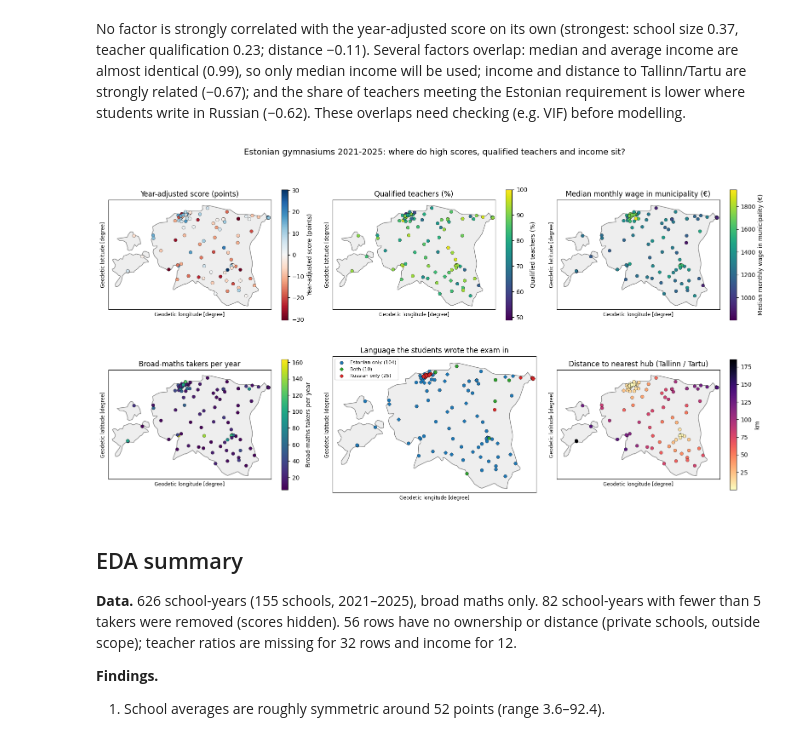
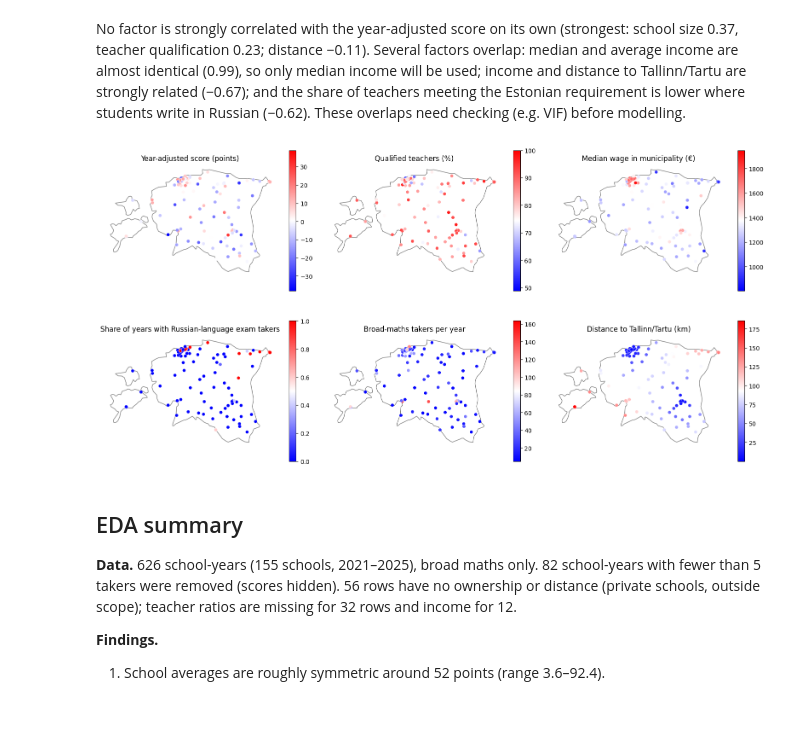
Before and after one commit to valpar/estonia-exam-gap, a Jupyter notebook: notebooks/A1.ipynb, the cells around one changed output. Saved outputs shown, nothing was run; the diff lists cells and outputs as text; code cells hidden in the pictures.

```diff
--- a/notebooks/A1.ipynb
+++ b/notebooks/A1.ipynb
@@ -1370,75 +1370,37 @@ plt.show()
 # %% [markdown]
 No factor is strongly correlated with the year-adjusted score on its own (strongest: school size 0.37, teacher qualification 0.23; distance −0.11). Several factors overlap: median and average income are almost identical (0.99), so only median income will be used; income and distance to Tallinn/Tartu are strongly related (−0.67); and the share of teachers meeting the Estonian requirement is lower where students write in Russian (−0.62). These overlaps need checking (e.g. VIF) before modelling.
 # %%
-# Estonia outline from Natural Earth used only as a background
+# Maps of Estonia: one dot per public school (mean over 2021-2025)
+# Estonia outline as a grey background
 world = gpd.read_file("https://naturalearth.s3.amazonaws.com/50m_cultural/ne_50m_admin_0_countries.zip")
 estonia = world[world["ADM0_A3"] == "EST"]
 
-# One row per school
-school = df_public.groupby("school_name").agg(
-    latitude=("latitude", "first"), longitude=("longitude", "first"),
-    score_vs_year=("score_vs_year", "mean"),
-    teaching_qualification_ratio=("teaching_qualification_ratio", "mean"),
-    median_income=("median_income", "mean"),
-    distance_to_nearest_hub=("distance_to_nearest_hub", "first"),
-    cohort_size=("cohort_size", "mean"),
-    exam_language_group=("exam_language_group", lambda s: s.mode().iloc[0]),
-).reset_index()
+# One row per school (average over the years)
+school = df_public.groupby("school_name").mean(numeric_only=True)
 
-numeric_panels = [
-    ("score_vs_year", "Year-adjusted score (points)", "RdBu"),
-    ("teaching_qualification_ratio", "Qualified teachers (%)", "viridis"),
-    ("median_income", "Median monthly wage in municipality (€)", "viridis"),
-    ("cohort_size", "Broad-maths takers per year", "viridis"),
-]
+panels = {
+    "score_vs_year": "Year-adjusted score (points)",
+    "teaching_qualification_ratio": "Qualified teachers (%)",
+    "median_income": "Median wage in municipality (€)",
+    "take_exam_in_russian": "Share of years with Russian-language exam takers",
+    "cohort_size": "Broad-maths takers per year",
+    "distance_to_nearest_hub": "Distance to Tallinn/Tartu (km)",
+}
 
+# Draw each map iteratively
 fig, axes = plt.subplots(2, 3, figsize=(16, 9))
-axes = axes.ravel()
+for ax, (col, title) in zip(axes.ravel(), panels.items()):
+    estonia.plot(ax=ax, color="#FFFFFF", edgecolor="grey")
+    d = school.dropna(subset=[col])
+    sc = ax.scatter(d["longitude"], d["latitude"], c=d[col], cmap="bwr", s=30, edgecolor="white", linewidth=0.3)
+    fig.colorbar(sc, ax=ax, shrink=0.7)
+    ax.set_title(title)
+    ax.axis("off")
 
-for ax, (col, label, cmap) in zip(axes, numeric_panels):
-    estonia.plot(ax=ax, color="#eeeeee", edgecolor="grey")
-    data = school.dropna(subset=[col])
-    # Centre the diverging scale on 0 so blue = above the year's average, red = below
-    kw = {}
-    if col == "score_vs_year":
-        lim = data[col].abs().quantile(0.95)
-        kw = dict(vmin=-lim, vmax=lim)
-    sc = ax.scatter(data["longitude"], data["latitude"], c=data[col], cmap=cmap, s=30,
-                    edgecolor="black", linewidth=0.3, **kw)
-    fig.colorbar(sc, ax=ax, shrink=0.7, label=label)
-    ax.set_title(label)
-
-# Panel 5: exam language group (categories get one colour each)
-ax = axes[4]
-estonia.plot(ax=ax, color="#eeeeee", edgecolor="grey")
-colors = {"Estonian only": "tab:blue", "Both": "tab:green", "Russian only": "tab:red"}
-for grp, colour in colors.items():
-    d = school[school["exam_language_group"] == grp]
-    ax.scatter(d["longitude"], d["latitude"], color=colour, s=30, edgecolor="black",
-               linewidth=0.3, label=f"{grp} ({len(d)})")
-ax.legend(loc="upper left", fontsize=8)
-ax.set_title("Language the students wrote the exam in")
-
-# Panel 6: distance to nearest hub (Tallinn / Tartu)
-ax = axes[5]
-estonia.plot(ax=ax, color="#eeeeee", edgecolor="grey")
-sc = ax.scatter(school["longitude"], school["latitude"], c=school["distance_to_nearest_hub"],
-                cmap="magma_r", s=30, edgecolor="black", linewidth=0.3)
-fig.colorbar(sc, ax=ax, shrink=0.7, label="km")
-ax.set_title("Distance to nearest hub (Tallinn / Tartu)")
-
-for ax in axes:
-    ax.set_xlim(21.7, 28.3)
-    ax.set_ylim(57.45, 59.75)
-    # Stretch longitude so the map is not squashed at this latitude
-    ax.set_aspect(1 / np.cos(np.radians(58.7)))
-    ax.set_xticks([]); ax.set_yticks([])
-
-fig.suptitle("Estonian gymnasiums 2021-2025: where do high scores, qualified teachers and income sit?", fontsize=14)
 fig.tight_layout()
 plt.show()
 # %% [output]
-[figure, old version]
+[figure, new version]
 # %% [markdown]
 ## EDA summary
 
```
